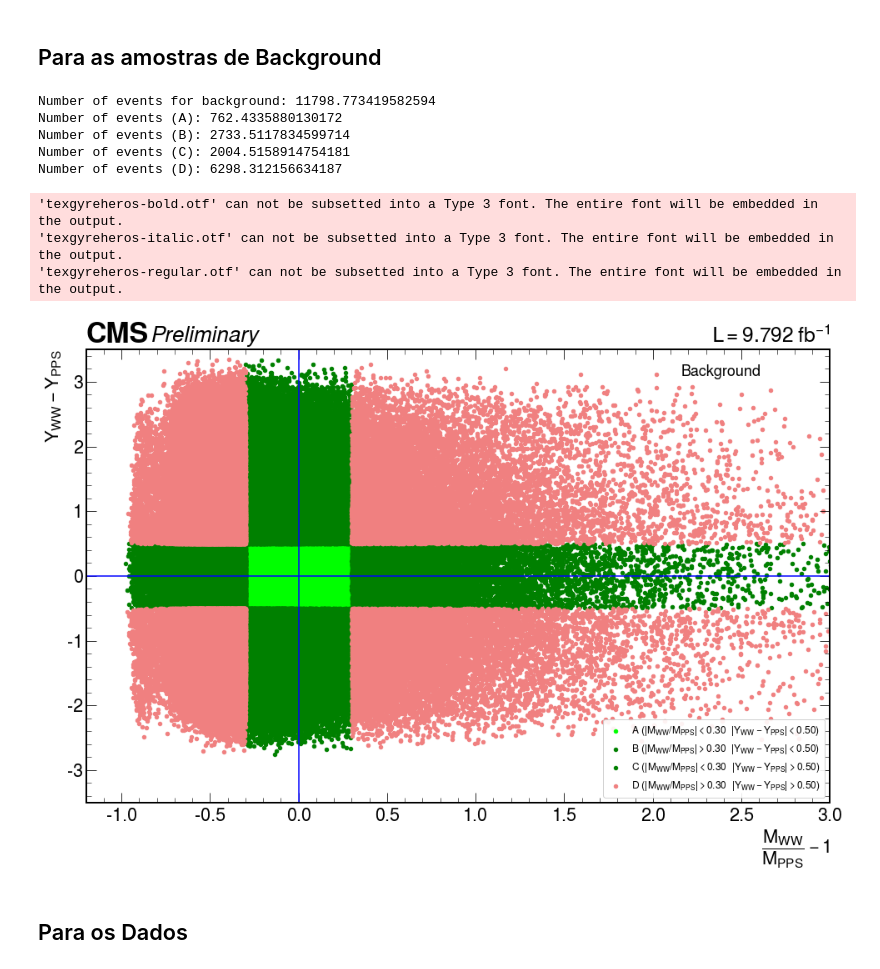
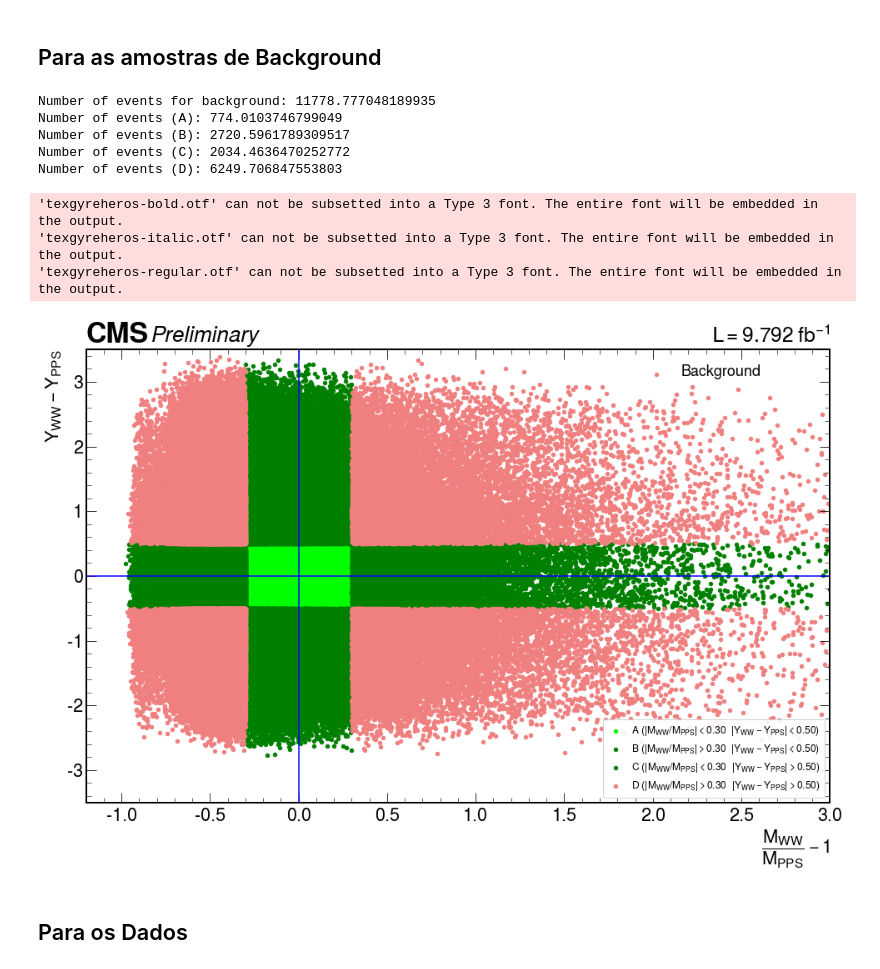
Before and after one commit to teteumac/Acoplamento-Quartico-Anomalo, a Jupyter notebook: LightGBM_MulticlassClassifier_WWCEP.ipynb, the cells around one changed output. Saved outputs shown, nothing was run; the diff lists cells and outputs as text; code cells hidden in the pictures.

```diff
--- a/LightGBM_MulticlassClassifier_WWCEP.ipynb
+++ b/LightGBM_MulticlassClassifier_WWCEP.ipynb
@@ -115,6 +176,8 @@ data_set_back_multirp = open_file_MC( 'DataSet_back_multiRP.h5' )
 # %%
 label_back = pd.DataFrame( [0]*len( data_set_back_multirp ) )
 data_set_back_multirp = pd.concat( [ data_set_back_multirp, label_back ], axis = 1 ).rename(columns={0: 'label'})
+data_set_back_multirp['xi1_smearing'] = data_set_back_multirp['xi1']
+data_set_back_multirp['xi2_smearing'] = data_set_back_multirp['xi2']
 data_set_back_multirp
 # %% [output]
 |  | Mww | Pt_W_lep | dPhi_Whad_Wlep | dPhi_jatos_MET | jetAK8_pt | jetAK8_eta | jetAK8_prunedMass | ... |
@@ -645,6 +1317,22 @@ DataSet_multiRP_VV_inclusivo['class_predict7'] = ( bst7_binary_logloss_scale_pos
 DataSet_multiRP_WJets['class_predict7'] = ( bst7_binary_logloss_scale_pos_weight.predict( DataSet_multiRP_WJets[select_columns] )[:,1] > best_cut( y_test7, predict_proba_LGBM7_binary_logloss_scale_pos_weight ) ).astype(int)
 data_set_back_multirp['class_predict7'] = ( bst7_binary_logloss_scale_pos_weight.predict( data_set_back_multirp[select_columns] )[:,1] > best_cut( y_test7, predict_proba_LGBM7_binary_logloss_scale_pos_weight ) ).astype(int)
 
+DataSet_multiRP_DrellYan['class_predict6'] = ( bst6_binary_logloss_scale_pos_weight.predict( DataSet_multiRP_DrellYan[select_columns])[:,1] > best_cut( y_test6, predict_proba_LGBM6_binary_logloss_scale_pos_weight ) ).astype(int)
+DataSet_multiRP_QCD['class_predict6'] = ( bst6_binary_logloss_scale_pos_weight.predict( DataSet_multiRP_QCD[select_columns] )[:,1] > best_cut( y_test6, predict_proba_LGBM6_binary_logloss_scale_pos_weight ) ).astype(int)
+DataSet_multiRP_single_top['class_predict6'] = ( bst6_binary_logloss_scale_pos_weight.predict( DataSet_multiRP_single_top[select_columns] )[:,1] > best_cut( y_test6, predict_proba_LGBM6_binary_logloss_scale_pos_weight ) ).astype(int)
+DataSet_multiRP_TTbar['class_predict6'] = ( bst6_binary_logloss_scale_pos_weight.predict( DataSet_multiRP_TTbar[select_columns] )[:,1] > best_cut( y_test6, predict_proba_LGBM6_binary_logloss_scale_pos_weight ) ).astype(int)
+DataSet_multiRP_VV_inclusivo['class_predict6'] = ( bst6_binary_logloss_scale_pos_weight.predict( DataSet_multiRP_VV_inclusivo[select_columns] )[:,1] > best_cut( y_test6, predict_proba_LGBM6_binary_logloss_scale_pos_weight ) ).astype(int)
+DataSet_multiRP_WJets['class_predict6'] = ( bst6_binary_logloss_scale_pos_weight.predict( DataSet_multiRP_WJets[select_columns] )[:,1] > best_cut( y_test6, predict_proba_LGBM6_binary_logloss_scale_pos_weight ) ).astype(int)
+data_set_back_multirp['class_predict6'] = ( bst6_binary_logloss_scale_pos_weight.predict( data_set_back_multirp[select_columns] )[:,1] > best_cut( y_test6, predict_proba_LGBM6_binary_logloss_scale_pos_weight ) ).astype(int)
+
+DataSet_multiRP_DrellYan['class_predict5'] = ( bst5_binary_logloss_scale_pos_weight.predict( DataSet_multiRP_DrellYan[select_columns])[:,1] > best_cut( y_test5, predict_proba_LGBM5_binary_logloss_scale_pos_weight ) ).astype(int)
+DataSet_multiRP_QCD['class_predict5'] = ( bst5_binary_logloss_scale_pos_weight.predict( DataSet_multiRP_QCD[select_columns] )[:,1] > best_cut( y_test5, predict_proba_LGBM5_binary_logloss_scale_pos_weight ) ).astype(int)
+DataSet_multiRP_single_top['class_predict5'] = ( bst5_binary_logloss_scale_pos_weight.predict( DataSet_multiRP_single_top[select_columns] )[:,1] > best_cut( y_test5, predict_proba_LGBM5_binary_logloss_scale_pos_weight ) ).astype(int)
+DataSet_multiRP_TTbar['class_predict5'] = ( bst5_binary_logloss_scale_pos_weight.predict( DataSet_multiRP_TTbar[select_columns] )[:,1] > best_cut( y_test5, predict_proba_LGBM5_binary_logloss_scale_pos_weight ) ).astype(int)
+DataSet_multiRP_VV_inclusivo['class_predict5'] = ( bst5_binary_logloss_scale_pos_weight.predict( DataSet_multiRP_VV_inclusivo[select_columns] )[:,1] > best_cut( y_test5, predict_proba_LGBM5_binary_logloss_scale_pos_weight ) ).astype(int)
+DataSet_multiRP_WJets['class_predict5'] = ( bst5_binary_logloss_scale_pos_weight.predict( DataSet_multiRP_WJets[select_columns] )[:,1] > best_cut( y_test5, predict_proba_LGBM5_binary_logloss_scale_pos_weight ) ).astype(int)
+data_set_back_multirp['class_predict5'] = ( bst5_binary_logloss_scale_pos_weight.predict( data_set_back_multirp[select_columns] )[:,1] > best_cut( y_test5, predict_proba_LGBM5_binary_logloss_scale_pos_weight ) ).astype(int)
+
 DataSet_multiRP_DrellYan['class_predict1'] = ( bst1_binary_logloss_scale_pos_weight.predict( DataSet_multiRP_DrellYan[select_columns] )[:,1] > best_cut( y_test1, predict_proba_LGBM1_binary_logloss_scale_pos_weight ) ).astype(int)
 DataSet_multiRP_QCD['class_predict1'] = ( bst1_binary_logloss_scale_pos_weight.predict( DataSet_multiRP_QCD[select_columns] )[:,1] > best_cut( y_test1, predict_proba_LGBM1_binary_logloss_scale_pos_weight ) ).astype(int)
 DataSet_multiRP_single_top['class_predict1'] = ( bst1_binary_logloss_scale_pos_weight.predict( DataSet_multiRP_single_top[select_columns] )[:,1] > best_cut( y_test1, predict_proba_LGBM1_binary_logloss_scale_pos_weight ) ).astype(int)
@@ -653,6 +1341,22 @@ DataSet_multiRP_VV_inclusivo['class_predict1'] = ( bst1_binary_logloss_scale_pos
 DataSet_multiRP_WJets['class_predict1'] = ( bst1_binary_logloss_scale_pos_weight.predict( DataSet_multiRP_WJets[select_columns] )[:,1] > best_cut( y_test1, predict_proba_LGBM1_binary_logloss_scale_pos_weight ) ).astype(int)
 data_set_back_multirp['class_predict1'] = ( bst1_binary_logloss_scale_pos_weight.predict( data_set_back_multirp[select_columns]  )[:,1] > best_cut( y_test1, predict_proba_LGBM1_binary_logloss_scale_pos_weight ) ).astype(int)
 
+DataSet_multiRP_DrellYan['class_predict2'] = ( bst2_binary_logloss_scale_pos_weight.predict( DataSet_multiRP_DrellYan[select_columns] )[:,1] > best_cut( y_test2, predict_proba_LGBM2_binary_logloss_scale_pos_weight ) ).astype(int)
+DataSet_multiRP_QCD['class_predict2'] = ( bst2_binary_logloss_scale_pos_weight.predict( DataSet_multiRP_QCD[select_columns] )[:,1] > best_cut( y_test2, predict_proba_LGBM2_binary_logloss_scale_pos_weight ) ).astype(int)
+DataSet_multiRP_single_top['class_predict2'] = ( bst2_binary_logloss_scale_pos_weight.predict( DataSet_multiRP_single_top[select_columns] )[:,1] > best_cut( y_test2, predict_proba_LGBM2_binary_logloss_scale_pos_weight ) ).astype(int)
+DataSet_multiRP_TTbar['class_predict2'] = ( bst2_binary_logloss_scale_pos_weight.predict( DataSet_multiRP_TTbar[select_columns] )[:,1] > best_cut( y_test2, predict_proba_LGBM2_binary_logloss_scale_pos_weight ) ).astype(int)
+DataSet_multiRP_VV_inclusivo['class_predict2'] = ( bst2_binary_logloss_scale_pos_weight.predict( DataSet_multiRP_VV_inclusivo[select_columns] )[:,1] > best_cut( y_test2, predict_proba_LGBM2_binary_logloss_scale_pos_weight ) ).astype(int)
+DataSet_multiRP_WJets['class_predict2'] = ( bst2_binary_logloss_scale_pos_weight.predict( DataSet_multiRP_WJets[select_columns] )[:,1] > best_cut( y_test2, predict_proba_LGBM2_binary_logloss_scale_pos_weight ) ).astype(int)
+data_set_back_multirp['class_predict2'] = ( bst2_binary_logloss_scale_pos_weight.predict( data_set_back_multirp[select_columns] )[:,1] > best_cut( y_test2, predict_proba_LGBM2_binary_logloss_scale_pos_weight ) ).astype(int)
+
+DataSet_multiRP_DrellYan['class_predict3'] = ( bst3_binary_logloss_scale_pos_weight.predict( DataSet_multiRP_DrellYan[select_columns] )[:,1] > best_cut( y_test3, predict_proba_LGBM3_binary_logloss_scale_pos_weight ) ).astype(int)
+DataSet_multiRP_QCD['class_predict3'] = ( bst3_binary_logloss_scale_pos_weight.predict( DataSet_multiRP_QCD[select_columns] )[:,1] > best_cut( y_test3, predict_proba_LGBM3_binary_logloss_scale_pos_weight ) ).astype(int)
+DataSet_multiRP_single_top['class_predict3'] = ( bst3_binary_logloss_scale_pos_weight.predict( DataSet_multiRP_single_top[select_columns] )[:,1] > best_cut( y_test3, predict_proba_LGBM3_binary_logloss_scale_pos_weight ) ).astype(int)
+DataSet_multiRP_TTbar['class_predict3'] = ( bst3_binary_logloss_scale_pos_weight.predict( DataSet_multiRP_TTbar[select_columns] )[:,1] > best_cut( y_test3, predict_proba_LGBM3_binary_logloss_scale_pos_weight ) ).astype(int)
+DataSet_multiRP_VV_inclusivo['class_predict3'] = ( bst3_binary_logloss_scale_pos_weight.predict( DataSet_multiRP_VV_inclusivo[select_columns] )[:,1] > best_cut( y_test3, predict_proba_LGBM3_binary_logloss_scale_pos_weight ) ).astype(int)
+DataSet_multiRP_WJets['class_predict3'] = ( bst3_binary_logloss_scale_pos_weight.predict( DataSet_multiRP_WJets[select_columns] )[:,1] > best_cut( y_test3, predict_proba_LGBM3_binary_logloss_scale_pos_weight ) ).astype(int)
+data_set_back_multirp['class_predict3'] = ( bst3_binary_logloss_scale_pos_weight.predict( data_set_back_multirp[select_columns]  )[:,1] > best_cut( y_test3, predict_proba_LGBM3_binary_logloss_scale_pos_weight ) ).astype(int)
+
 DataSet_multiRP_DrellYan['class_predict4'] = ( bst4_binary_logloss_scale_pos_weight.predict( DataSet_multiRP_DrellYan[select_columns] )[:,1] > best_cut( y_test4, predict_proba_LGBM4_binary_logloss_scale_pos_weight ) ).astype(int)
 DataSet_multiRP_QCD['class_predict4'] = ( bst4_binary_logloss_scale_pos_weight.predict( DataSet_multiRP_QCD[select_columns] )[:,1] > best_cut( y_test4, predict_proba_LGBM4_binary_logloss_scale_pos_weight ) ).astype(int)
 DataSet_multiRP_single_top['class_predict4'] = ( bst4_binary_logloss_scale_pos_weight.predict( DataSet_multiRP_single_top[select_columns] )[:,1] > best_cut( y_test4, predict_proba_LGBM4_binary_logloss_scale_pos_weight ) ).astype(int)
@@ -694,11 +1402,11 @@ msk_bkg_B = ~msk_bkg_cut1 &  msk_bkg_cut2
 msk_bkg_C =  msk_bkg_cut1 & ~msk_bkg_cut2
 msk_bkg_D = ~msk_bkg_cut1 & ~msk_bkg_cut2
 
-n_events_bkg   = np.sum( df_protons_multiRP_bkg_events[ "PUWeight" ] * df_protons_multiRP_bkg_events[ "Norm_MC" ] * df_protons_multiRP_bkg_events[ "weight" ]  )
-n_events_bkg_A = np.sum( df_protons_multiRP_bkg_events[ msk_bkg_A ][ "PUWeight" ] * df_protons_multiRP_bkg_events[ msk_bkg_A ][ "Norm_MC" ] * df_protons_multiRP_bkg_events[ msk_bkg_A ][ "weight" ] )
-n_events_bkg_B = np.sum( df_protons_multiRP_bkg_events[ msk_bkg_B ][ "PUWeight" ] * df_protons_multiRP_bkg_events[ msk_bkg_B ][ "Norm_MC" ] * df_protons_multiRP_bkg_events[ msk_bkg_B ][ "weight" ])
-n_events_bkg_C = np.sum( df_protons_multiRP_bkg_events[ msk_bkg_C ][ "PUWeight" ] * df_protons_multiRP_bkg_events[ msk_bkg_C ][ "Norm_MC" ] * df_protons_multiRP_bkg_events[ msk_bkg_C ][ "weight" ])
-n_events_bkg_D = np.sum( df_protons_multiRP_bkg_events[ msk_bkg_D ][ "PUWeight" ] * df_protons_multiRP_bkg_events[ msk_bkg_D ][ "Norm_MC" ] * df_protons_multiRP_bkg_events[ msk_bkg_D ][ "weight" ])
+n_events_bkg   = np.sum( df_protons_multiRP_bkg_events[ "weight" ]  )
+n_events_bkg_A = np.sum( df_protons_multiRP_bkg_events[ msk_bkg_A ][ "weight" ] )
+n_events_bkg_B = np.sum( df_protons_multiRP_bkg_events[ msk_bkg_B ][ "weight" ])
+n_events_bkg_C = np.sum( df_protons_multiRP_bkg_events[ msk_bkg_C ][ "weight" ])
+n_events_bkg_D = np.sum( df_protons_multiRP_bkg_events[ msk_bkg_D ][ "weight" ])
 
 print ( "Number of events for background: {}".format( n_events_bkg ) )
 print ( "Number of events (A): {}".format( n_events_bkg_A ) )
@@ -712,39 +1420,39 @@ y_min = -3.5
 y_max =  3.5
 x_center = ( x_min + x_max ) / 2.
 y_center = ( y_min + y_max ) / 2.
 
 fig = plt.figure( figsize=(16,10) )
 plt.plot( (x_min,x_max), (y_center,y_center), color='blue' )
 plt.plot( (0,0), (y_min,y_max), color='blue' )
 ax = plt.gca()
 label_str_ = r"A ($|M_{WW} / M_{PPS}| < 0.30$  $|Y_{WW} - Y_{PPS}| < 0.50$)"
 df_protons_multiRP_bkg_events[ msk_bkg_A ].plot( "shiftedRatioMWW_MX", "diffYWW_YX", 'scatter', ax=ax, color='lime', label=label_str_ )
 label_str_ = r"B ($|M_{WW} / M_{PPS}| > 0.30$  $|Y_{WW} - Y_{PPS}| < 0.50$)"
 df_protons_multiRP_bkg_events[ msk_bkg_B ].plot( "shiftedRatioMWW_MX", "diffYWW_YX", 'scatter', ax=ax, color='green', label=label_str_ )
 label_str_ = r"C ($|M_{WW} / M_{PPS}| < 0.30$  $|Y_{WW} - Y_{PPS}| > 0.50$)"
 df_protons_multiRP_bkg_events[ msk_bkg_C ].plot( "shiftedRatioMWW_MX", "diffYWW_YX", 'scatter', ax=ax, color='green', label=label_str_ )
 label_str_ = r"D ($|M_{WW} / M_{PPS}| > 0.30$  $|Y_{WW} - Y_{PPS}| > 0.50$)"
 df_protons_multiRP_bkg_events[ msk_bkg_D ].plot( "shiftedRatioMWW_MX", "diffYWW_YX", 'scatter', ax=ax, color='lightcoral', label=label_str_ )
 plt.legend( loc='best', fontsize=12, framealpha=0.9, frameon=True, fancybox=True )
 ax.text( 0.80, 0.95, "Background", horizontalalignment='left', verticalalignment='center', transform=ax.transAxes, fontsize=18 )
 plt.xlim(x_min, x_max)
 plt.ylim(y_min, y_max)
 plt.xlabel( r"$\dfrac{M_{WW}}{M_{PPS}} - 1$", fontsize=22 )
 plt.ylabel( r"$Y_{WW} - Y_{PPS}$", fontsize=22 )
 hep.cms.label(llabel="Preliminary", rlabel=r"$\mathcal{L} = 9.792\;fb^{-1}$" )
 plt.savefig( pwd_savefig+'ABCD_multiRP_bkg_events.pdf' )
 #plt.show()
 #plt.close()
 # %% [output]
-Number of events for background: 11798.773419582594
-Number of events (A): 762.4335880130172
-Number of events (B): 2733.5117834599714
-Number of events (C): 2004.5158914754181
-Number of events (D): 6298.312156634187
+Number of events for background: 11778.777048189935
+Number of events (A): 774.0103746799049
+Number of events (B): 2720.5961789309517
+Number of events (C): 2034.4636470252772
+Number of events (D): 6249.706847553803
 'texgyreheros-bold.otf' can not be subsetted into a Type 3 font. The entire font will be embedded in the output.
 'texgyreheros-italic.otf' can not be subsetted into a Type 3 font. The entire font will be embedded in the output.
 'texgyreheros-regular.otf' can not be subsetted into a Type 3 font. The entire font will be embedded in the output.
-[figure, old version]
+[figure, new version]
 # %% [markdown]
 ## Para os Dados
 # %%
```
Also changed, not shown: parts of 102 cells of this notebook.
